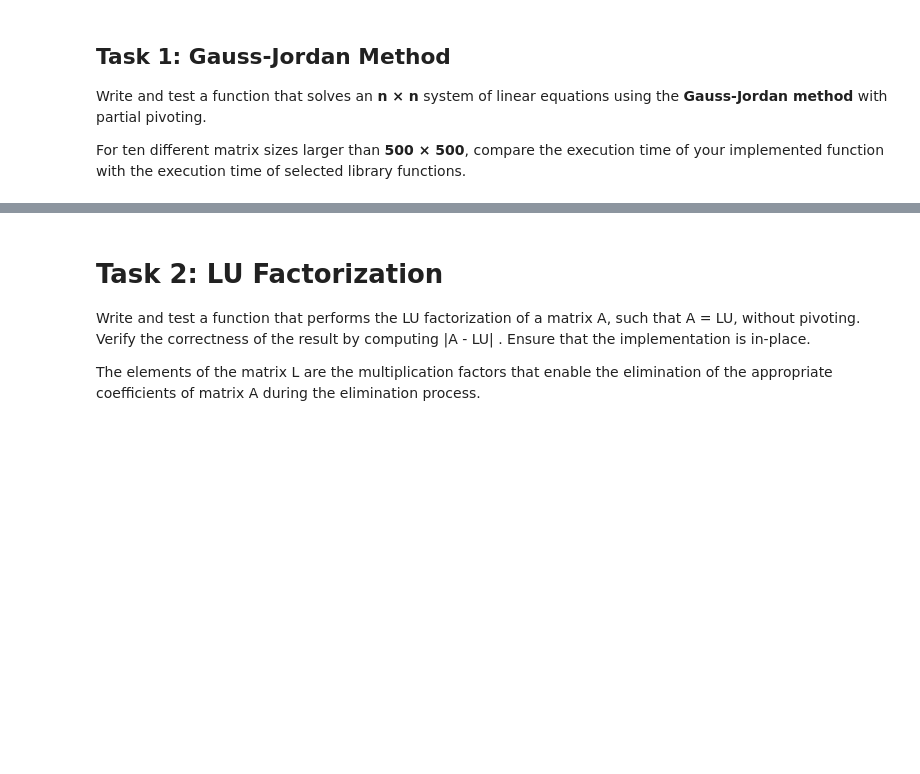
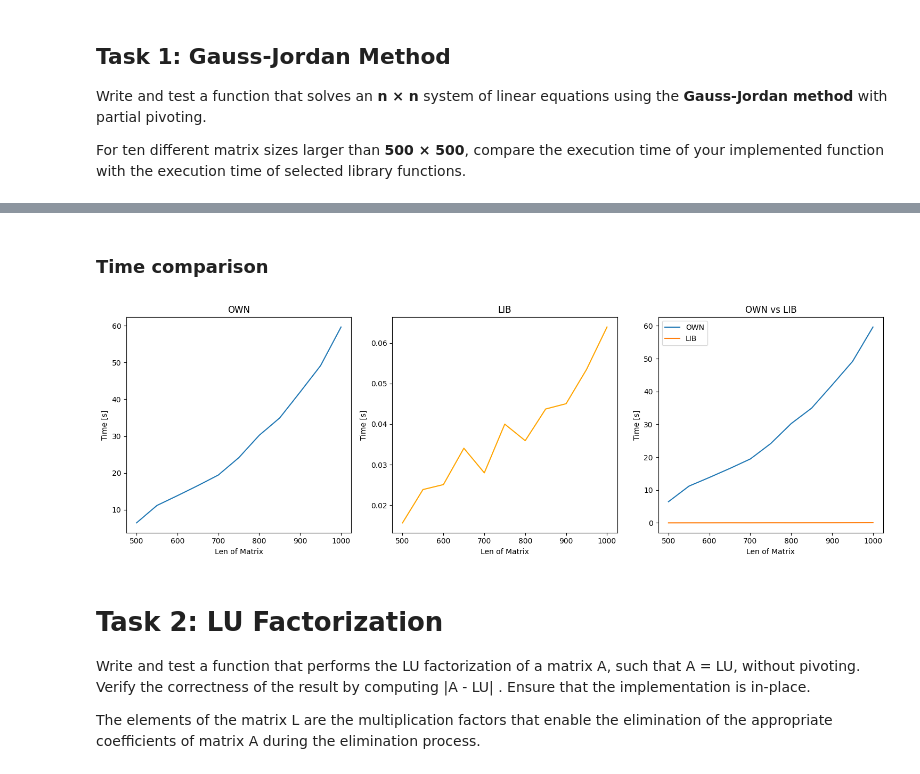
Before and after one commit to mcjwsn/CMST, a Jupyter notebook: lab2/lab2.ipynb, the cells around one changed output, grey strips where cells are left out. Drawn from its saved outputs; the diff is of its cells as text; code cells hidden in the pictures; blank space fills up the shorter version.

```diff
--- a/lab2/lab2.ipynb
+++ b/lab2/lab2.ipynb
@@ -69,3 +88,33 @@ plt.tight_layout()
+# %% [markdown]
+### Time comparison
+# %%
+fig, axs = plt.subplots(1, 3, figsize=(15, 5))
+
+# left
+axs[0].plot(x_axis, time1)
+axs[0].set_title('OWN')
+axs[0].set_ylabel('Time [s]')
+axs[0].set_xlabel('Len of Matrix')
+
+# mid
+axs[1].plot(x_axis, time2,color='orange')
+axs[1].set_title('LIB')
+axs[1].set_ylabel('Time [s]')
+axs[1].set_xlabel('Len of Matrix')
+
+# right
+axs[2].plot(x_axis, time1, label='OWN')
+axs[2].plot(x_axis, time2, label='LIB')
+axs[2].set_title('OWN vs LIB')
+axs[2].legend()
+axs[2].set_ylabel('Time [s]')
+axs[2].set_xlabel('Len of Matrix')
+
+plt.tight_layout()
+
+plt.show()
+# %% [output]
+[figure, added]
 # %% [markdown]
 # Task 2: LU Factorization
 
```
Also changed, not shown: parts of 19 cells of this notebook.
